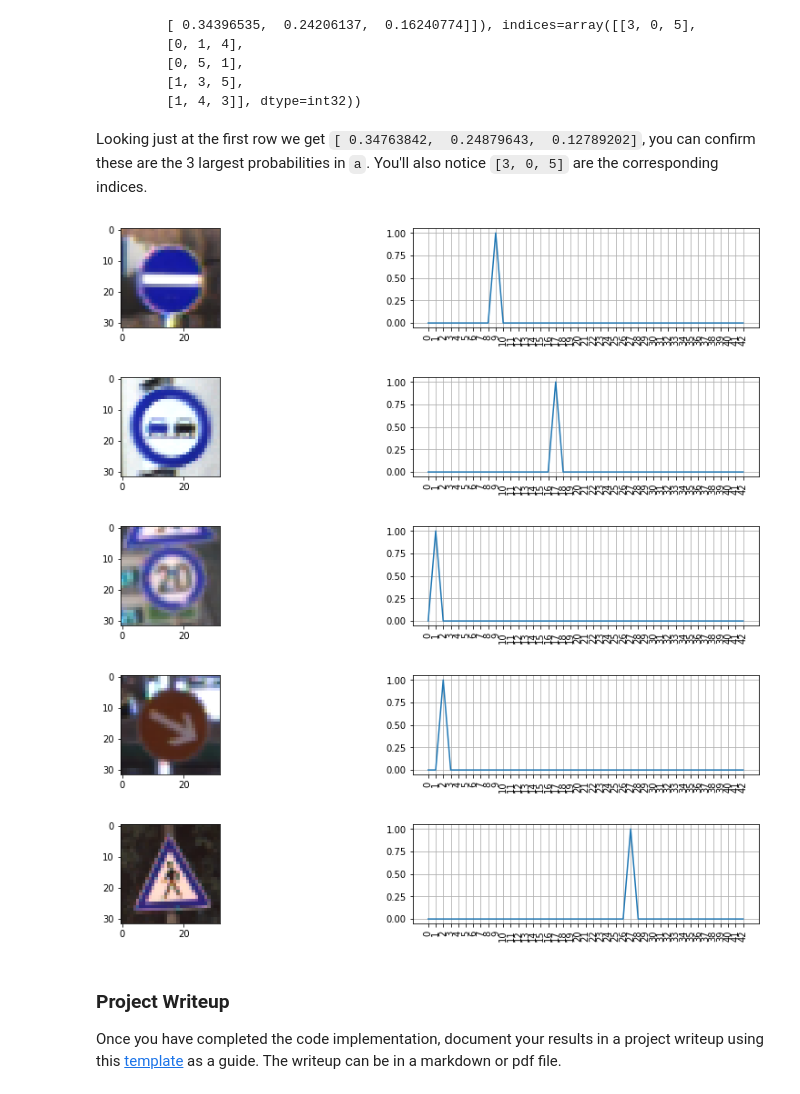
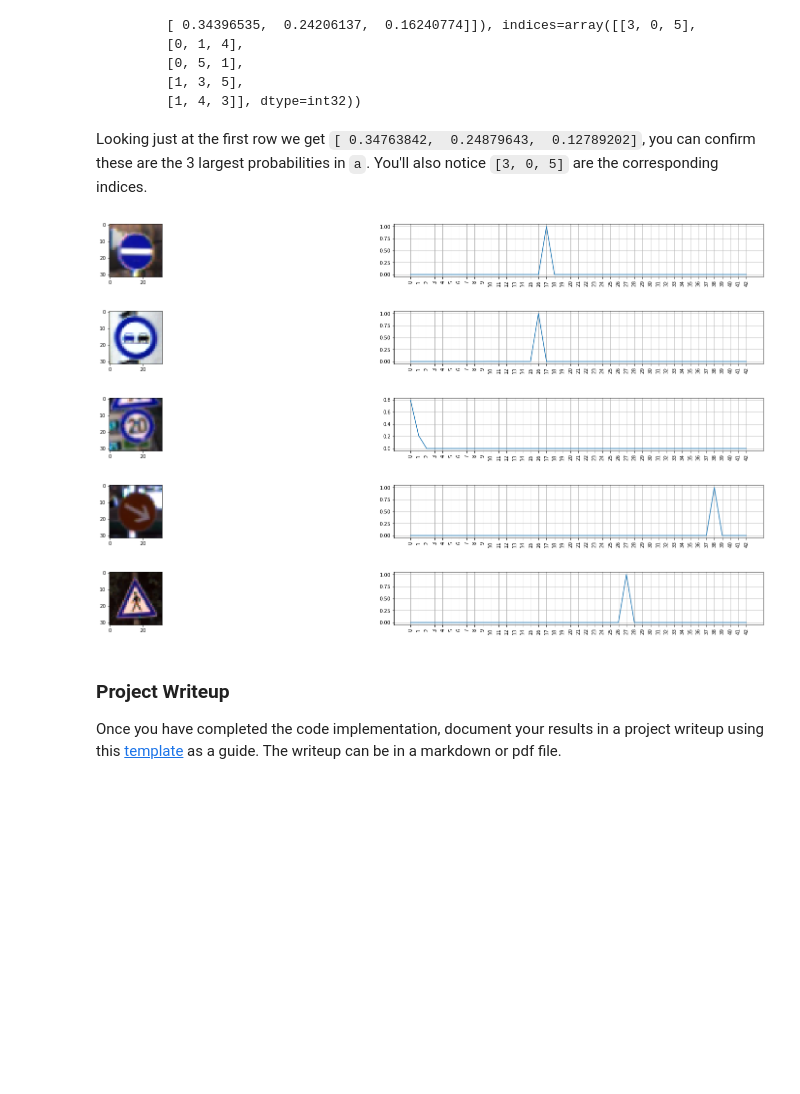
Before and after one commit to AlexanderKim/CarND-Traffic-Sign-Classifier-Project, a Jupyter notebook: Traffic_Sign_Classifier.ipynb, the cells around one changed output. Saved outputs shown, nothing was run; the diff lists cells and outputs as text; code cells hidden in the pictures; blank space fills up the shorter version.

```diff
--- a/Traffic_Sign_Classifier.ipynb
+++ b/Traffic_Sign_Classifier.ipynb
@@ -181,15 +181,26 @@ Use the code cell (or multiple code cells, if necessary) to implement the first
 ### converting to grayscale, etc.
 ### Feel free to use as many code cells as needed.
 
-# import cv2
+import cv2
 
-def grayscale(img):
-#     gray = cv2.cvtColor(img, cv2.COLOR_RGB2GRAY)
-    gray = (img - 128) / 128
-    return gray
+def normalize(img):
+    return cv2.normalize(
+        img,
+        np.zeros((32,32,3)),
+        alpha=0,
+        beta=1,
+        norm_type=cv2.NORM_MINMAX,
+        dtype=cv2.CV_32F
+    )
+
+def preprocess(data):
+    return [
+        normalize(img)
+        for img in data
+    ]
 
 X_train, X_valid, X_test = [
-    [grayscale(img) for img in X]
+    preprocess(X)
     for X in [X_train, X_valid, X_test]
 ]
 # %% [markdown]
@@ -362,8 +373,6 @@ for i, file in enumerate(os.listdir('GermanSigns')):
         img = cv2.imread('GermanSigns/' + file)
         img = cv2.resize(img, (32, 32))
 
-        print(img.shape)
-
         label, title = file.split(',')
         web_data.append(img)
         web_labels.append(int(label))
@@ -374,5 +383,6 @@ for i, file in enumerate(os.listdir('GermanSigns')):
         plt.title("{} - {}".format(label, title))
 
 web_data = np.array(web_data)
+web_data = preprocess(web_data)
 web_labels = np.array(web_labels)
 # %% [output]
@@ -452,27 +457,27 @@ Looking just at the first row we get `[ 0.34763842,  0.24879643,  0.12789202]`,
 # %%
 ### Print out the top five softmax probabilities for the predictions on the German traffic sign images found on the web.
 ### Feel free to use as many code cells as needed.
 
 with tf.Session() as sess:
     saver.restore(sess, tf.train.latest_checkpoint('.'))
     logits_softmax = sess.run(tf.nn.softmax(logits), feed_dict={x: web_data})
 
 for logits_softmax_entry, img in zip(logits_softmax, web_data):
-    plt.figure(figsize=(15, 2))
+    plt.figure(figsize=(30, 2))
 
     plt.subplot(1, 2, 1)
     plt.imshow(img)
 
     plt.subplot(1, 2, 2)
     plt.plot(logits_softmax_entry)
     plt.xticks(np.arange(0,43,1), rotation=90)
     plt.grid()
 # %% [output]
-[figure, old version]
+[figure, new version]
-[figure, old version]
+[figure, new version]
-[figure, old version]
+[figure, new version]
-[figure, old version]
+[figure, new version]
-[figure, old version]
+[figure, new version]
 # %% [markdown]
 ### Project Writeup
 
```
Also changed, not shown: parts of 5 cells of this notebook.
